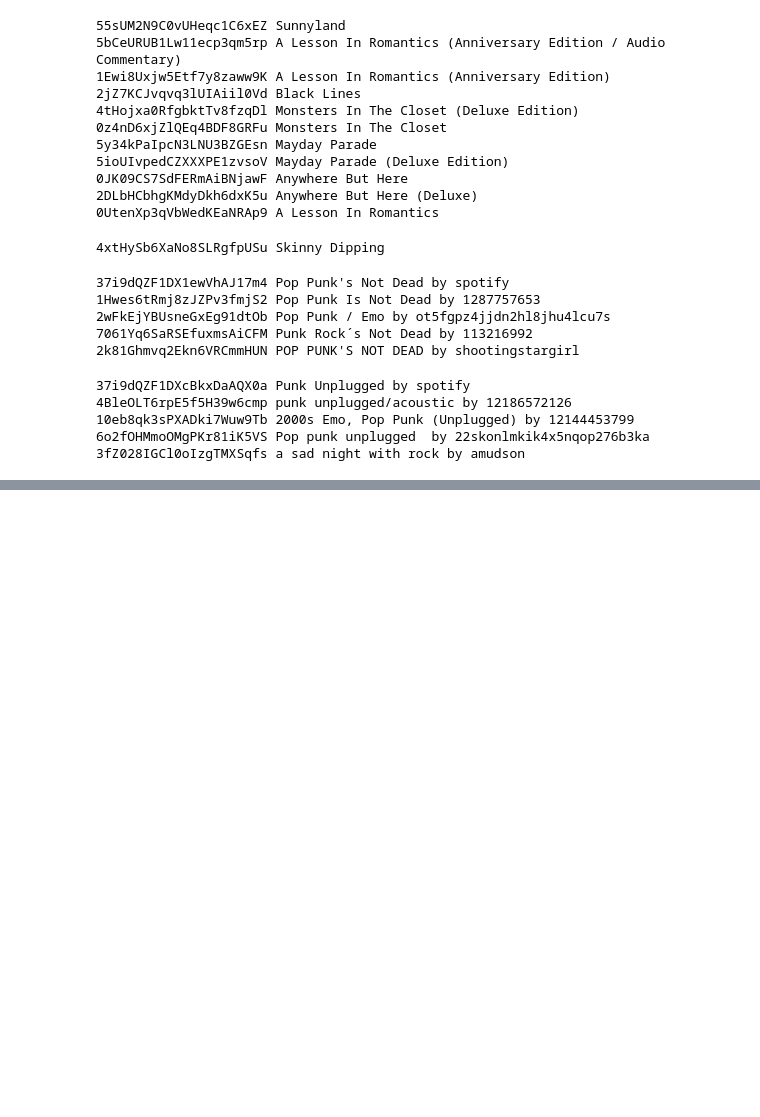
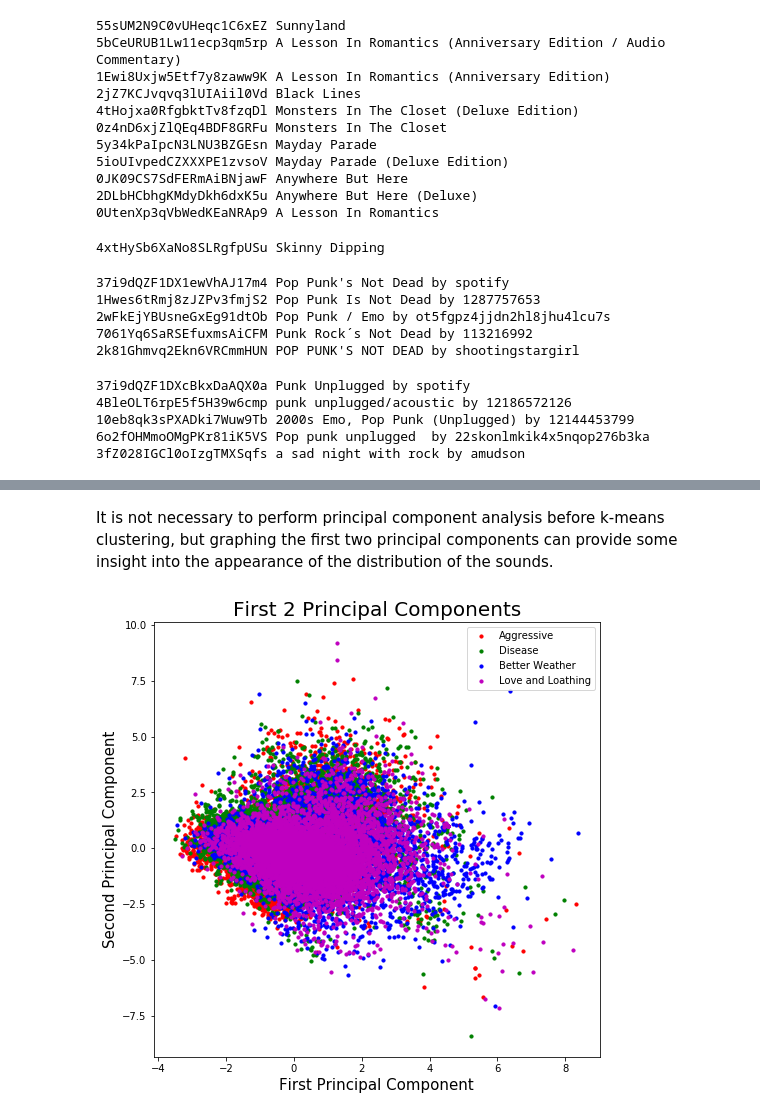
Before and after one commit to tannerkoscinski/Spotify-Song-Grouper, a Jupyter notebook: grouper.ipynb, the cells around one changed output, grey strips where cells are left out. Saved outputs shown, nothing was run; the diff lists cells and outputs as text; code cells hidden in the pictures; blank space fills up the shorter version.

```diff
--- a/grouper.ipynb
+++ b/grouper.ipynb
@@ -243,0 +158,47 @@ final2[(final2['playlist'] == 'Hot Country') & (pandas.Series(labels2) == 0)][['
+# %%
+# Load the track ids
+albums = albumids
+for i, j in enumerate(albumids):
+    albums[i] = pandas.read_csv('trackids/' + j + '.csv')
+data = pandas.DataFrame()
+
+# Load the audio analyses
+for i in albums:
+    for j, k in enumerate(i['trackid']):
+        trackdata = pandas.read_csv('analysis/' + k + '.csv')
+        trackdata['track'] = i['track'][j]
+        trackdata['album'] = i['album'][j]
+        trackdata['artist'] = i['artist'][j]
+        data = data.append(trackdata, ignore_index=True)
+
+# Standardize the data
+x = data.iloc[:, 0:12].values
+x = StandardScaler().fit_transform(x)
+
+# Unnecessary, but perform PCA for visualization
+pca = PCA()
+pca1 = pca.fit_transform(x)
+principal = pandas.DataFrame(data=pca1)
+final = pandas.concat([principal, data.iloc[:, 12:]], axis = 1)
+# %% [markdown]
+It is not necessary to perform principal component analysis before k-means clustering, but graphing the first two principal components can provide some insight into the appearance of the distribution of the sounds.
+# %%
+# Define colors
+colors = ['r', 'g', 'b', 'm']
+
+# Make plot
+fig = plt.figure(figsize = (8,8))
+ax = fig.add_subplot(1,1,1)
+ax.set_xlabel('First Principal Component', fontsize = 15)
+ax.set_ylabel('Second Principal Component', fontsize = 15)
+ax.set_title('First 2 Principal Components', fontsize = 20)
+for album, color in zip(albumnames,colors):
+    indicesToKeep = final['album'] == album
+    ax.scatter(final.loc[indicesToKeep, 0]
+               , final.loc[indicesToKeep, 1]
+               , c = color
+               , s = 10)
+ax.legend(albumnames)
+plt.show()
+# %% [output]
+[figure, added]
```
Also changed, not shown: parts of 100 cells of this notebook, 8 other files.
